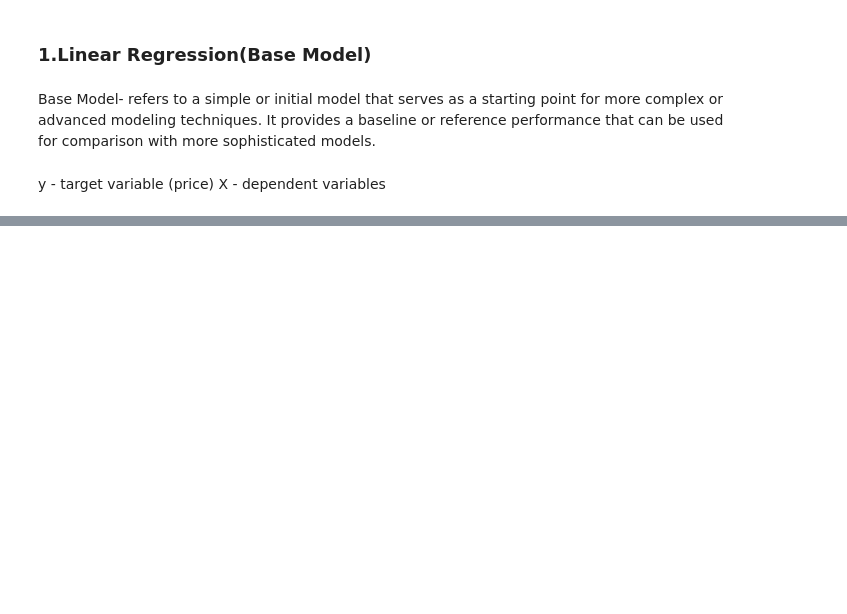
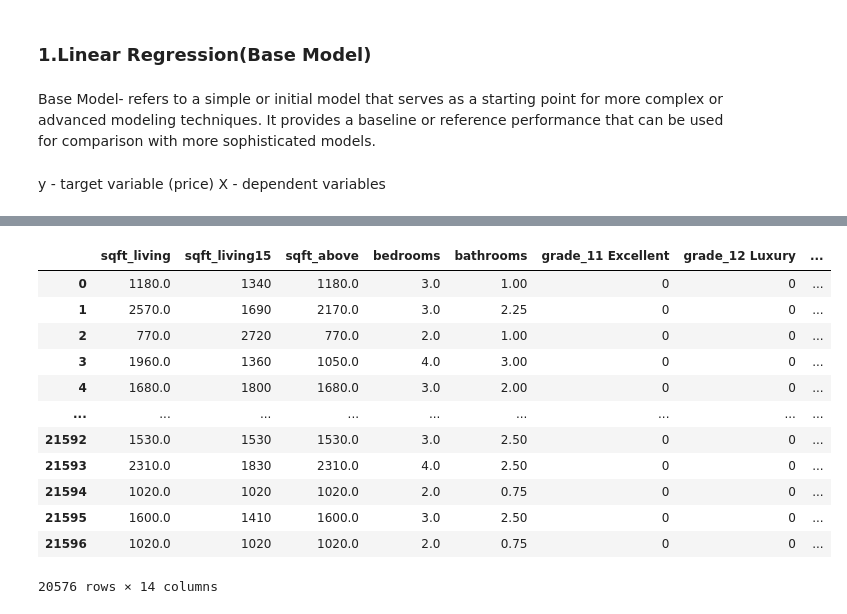
Before and after one commit to Musikari/King-County-House-Sales-Analysis, a Jupyter notebook: student.ipynb, the cells around one changed output, grey strips where cells are left out. Cells and saved outputs as stored; diff of their text form; code cells hidden in the pictures; blank space fills up the shorter version.

```diff
--- a/student.ipynb
+++ b/student.ipynb
@@ -564,0 +717,20 @@ y = data['price']
+# %%
+y = df["price"]
+X = df[['sqft_living', 'sqft_living15', 'sqft_above', 'bedrooms', 'bathrooms', 'grade']]
+X = pd.get_dummies(X, columns=['grade'], drop_first=True)
+
+X
+# %% [output]
+|  | sqft_living | sqft_living15 | sqft_above | bedrooms | bathrooms | grade_11 Excellent | grade_12 Luxury | ... |
+| 0 | 1180.0 | 1340 | 1180.0 | 3.0 | 1.00 | 0 | 0 | ... |
+| 1 | 2570.0 | 1690 | 2170.0 | 3.0 | 2.25 | 0 | 0 | ... |
+| 2 | 770.0 | 2720 | 770.0 | 2.0 | 1.00 | 0 | 0 | ... |
+| 3 | 1960.0 | 1360 | 1050.0 | 4.0 | 3.00 | 0 | 0 | ... |
+| 4 | 1680.0 | 1800 | 1680.0 | 3.0 | 2.00 | 0 | 0 | ... |
+| ... | ... | ... | ... | ... | ... | ... | ... | ... |
+| 21592 | 1530.0 | 1530 | 1530.0 | 3.0 | 2.50 | 0 | 0 | ... |
+| 21593 | 2310.0 | 1830 | 2310.0 | 4.0 | 2.50 | 0 | 0 | ... |
+| 21594 | 1020.0 | 1020 | 1020.0 | 2.0 | 0.75 | 0 | 0 | ... |
+| 21595 | 1600.0 | 1410 | 1600.0 | 3.0 | 2.50 | 0 | 0 | ... |
+| 21596 | 1020.0 | 1020 | 1020.0 | 2.0 | 0.75 | 0 | 0 | ... |
+20576 rows × 14 columns
```
Also changed, not shown: parts of 39 cells of this notebook.
